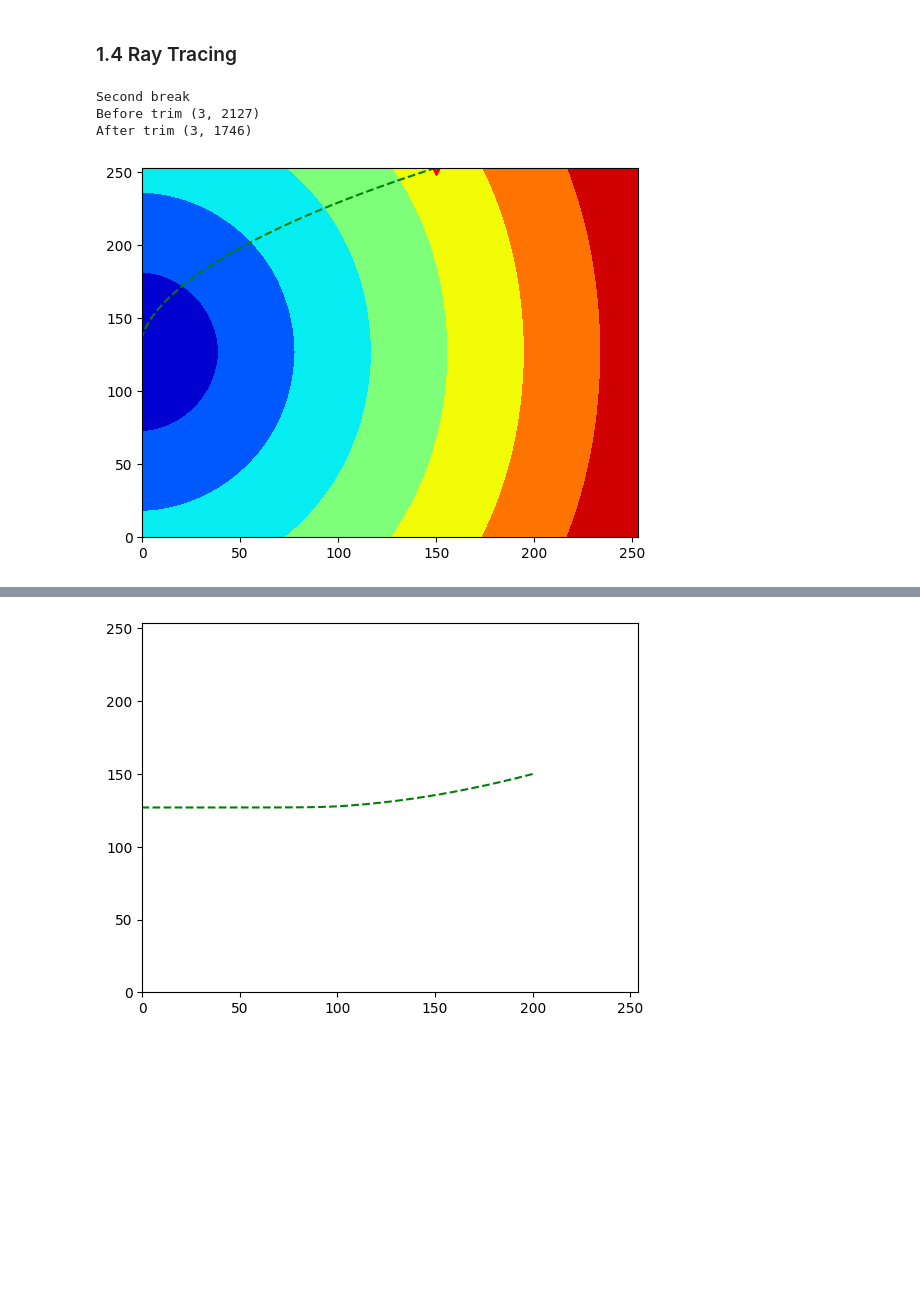
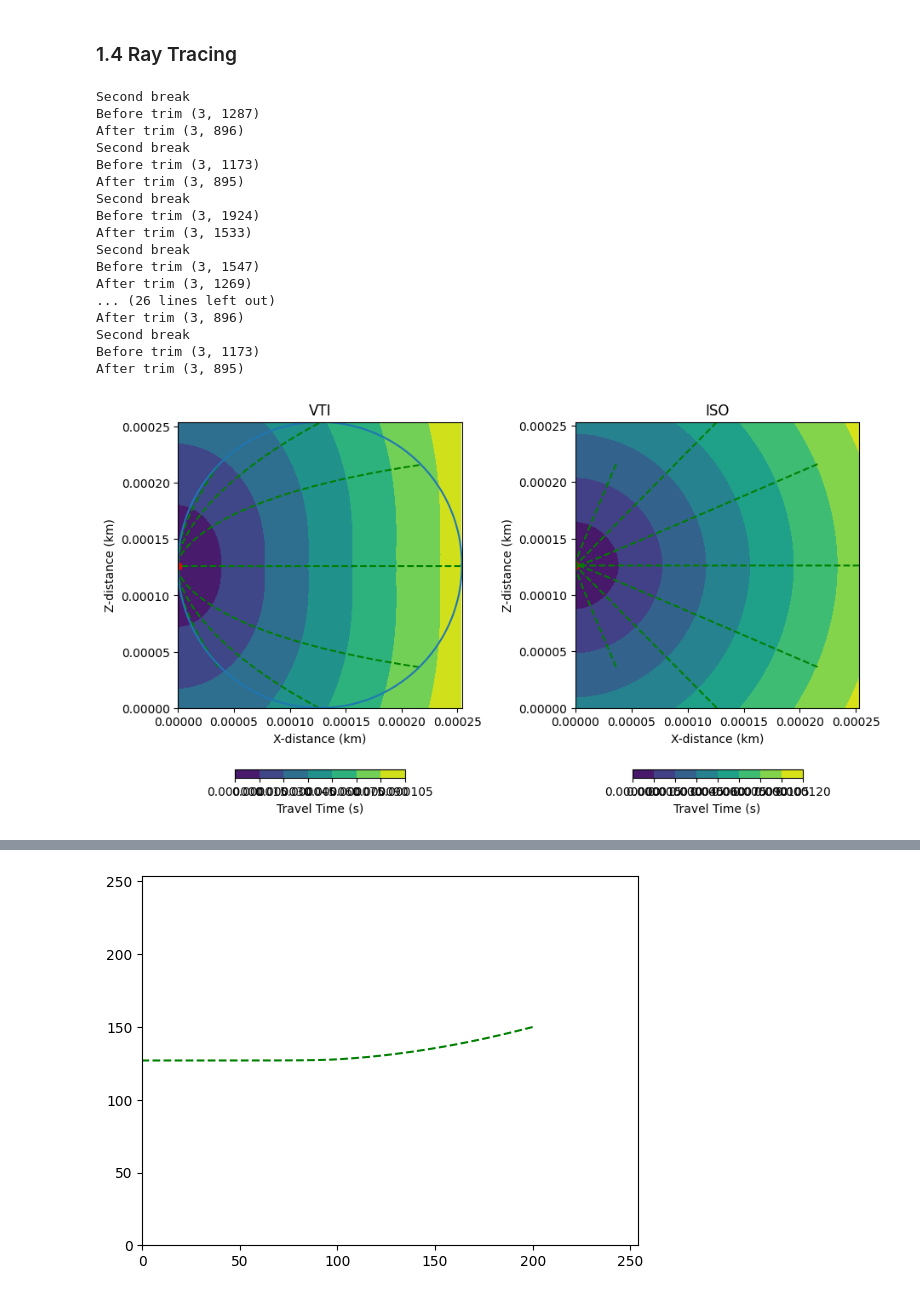
Before and after one commit to GGGiozzaG/Acoustic-Geomechanics, a Jupyter notebook: TestFastMarchingv1.ipynb, the cells around one changed output, grey strips where cells are left out. Saved outputs shown, nothing was run; the diff lists cells and outputs as text; code cells hidden in the pictures; blank space fills up the shorter version.

```diff
--- a/TestFastMarchingv1.ipynb
+++ b/TestFastMarchingv1.ipynb
@@ -35,7 +21,7 @@ Requirement already satisfied: six>=1.5 in /usr/local/lib/python3.10/dist-packag
 ### 1.1 Geometry definition
 # %%
 # Define scale
-scale=1e-0                        # 1 is km, 1e-3 is m, 1e-6 is mm (and so on...)
+scale=1e-6                        # 1 is km, 1e-3 is m, 1e-6 is mm (and so on...)
 
 # 2D models are 3D modela with 1 grid length in a specific direction. Consequently, we need to define parameters for x, y, and z.
 # pyekfmm is for a VTI model whose axis is along the Z-axis direction. For convenience, we analyze the model in the XZ plane.
@@ -54,7 +40,7 @@ nz = 254
 # Step 1. Build a velocity model (this case is a simple homogeneous case, migrating from Thomsen's parameters to vz, vx, and eta parameters)
 vz = 2.6
 epsilon = 0.2
-delta = 0
+delta = 0.2
 print(vz)
 
 vx = vz*(1+2*epsilon)
@@ -107,7 +93,7 @@ plt.subplots_adjust(left=0.0, bottom=0.0, right=1.5, top=1, wspace=0.4, hspace=0
 ### 1.2 Source location
 Source location is defined in local coordinates.
 # %%
-sx=0; sy=0; sz=nz/2
+sx=0*scale; sy=0*scale; sz=(nz/2-1)*scale
 
 fig, axs = plt.subplots(1,3)
 plot0 = axs[0].contourf(x_2d, z_2d, vz_2d)
@@ -156,15 +142,69 @@ plt.subplots_adjust(left=0.0, bottom=0.0, right=1.25, top=1, wspace=0.4, hspace=
 ### 1.4 Ray Tracing
 # %%
 # Receiver location
-rx=150; ry=0; rz=253
+
+fig, axs = plt.subplots(1,2)
+
+# rx=(nx/2+1)*scale; ry=0*scale; rz=253*scale
 t=fmm.eikonalvti(vz_3d.flatten(order='F'),vx_3d.flatten(order='F'),eta_3d.flatten(order='F'),xyz=np.array([sx,sy,sz]),ax=[0,d_size,nx],ay=[0,d_size,ny],az=[0,d_size,nz],order=1);
 time_3d=t.reshape(nx,ny,nz,order='F');#first axis (vertical) is x, second is y, third is z
-path=ray3d(time_3d,source=[sx,sy,sz],receiver=[rx,ry,rz],trim=0.5,ax=[0,d_size,nx],ay=[0,d_size,ny],az=[0,d_size,nz])
-plt.plot(rx,rz,'vb',c='red',markersize=10);
-plot0 = plt.contourf(x_2d, z_2d, time_2d)
-plt.plot(path[0,:],path[2,:],'g--',markersize=20);
+
+plot0 = axs[0].contourf(x_2d, z_2d, time_2d)
+axs[0].set_xlabel('X-distance (km)'); axs[0].set_ylabel('Z-distance (km)'); axs[0].set_title('VTI')
+cbar1 = plt.colorbar(plot0, ax=axs[0], orientation='horizontal',shrink=0.6,label='Travel Time (s)');
+axs[0].scatter(sx,sz, c='red')
+
+t_iso=fmm.eikonal(vz_3d.flatten(order='F'),xyz=np.array([sx,sy,sz]),ax=[0,d_size,nx],ay=[0,d_size,ny],az=[0,d_size,nz],order=1);
+timeiso_3d=t_iso.reshape(nx,ny,nz,order='F');#first axis (vertical) is x, second is y, third is z
+
+plot1 = axs[1].contourf(x_2d, z_2d, timeiso_2d)
+axs[1].set_xlabel('X-distance (km)'); axs[1].set_ylabel('Z-distance (km)'); axs[1].set_title('ISO')
+cbar1 = plt.colorbar(plot1, ax=axs[1], orientation='horizontal',shrink=0.6,label='Travel Time (s)');
+axs[1].scatter(sx,sz, c='red')
+
+angles=[45,90,135,180,225,270,315]
+for angle in angles:
+  angle_rad=angle*np.pi/180
+  rx=((nx/2)*(1-np.cos(angle_rad))-1)*scale
+  rz=((nz/2)*(1+np.sin(angle_rad))-1)*scale
+  path=fmm.ray3d(time_3d,source=[sx,sy,sz],receiver=[rx,ry,rz],trim=0.5,ax=[0,d_size,nx],ay=[0,d_size,ny],az=[0,d_size,nz])
+  axs[0].plot(path[0,:],path[2,:],'g--',markersize=20)
+  pathiso=fmm.ray3d(timeiso_3d,source=[sx,sy,sz],receiver=[rx,ry,rz],trim=0.5,ax=[0,d_size,nx],ay=[0,d_size,ny],az=[0,d_size,nz])
+  axs[1].plot(pathiso[0,:],pathiso[2,:],'g--',markersize=20)
+
+M = 1000
+angle = np.exp(1j * 2 * np.pi / M)
+angles = np.cumprod(np.ones(M + 1) * angle)
+x, z = np.real(angles), np.imag(angles)
+
+# Plot the circle
+r = nx/2*scale
+X, Z = nx/2*scale, nz/2*scale
+axs[0].plot(X + r * x, Z + r * z)
+axs[0].set_xlim(0,nx*d_size); axs[0].set_ylim(0,nz*d_size)
+
+
+
+plt.subplots_adjust(left=0.0, bottom=0.0, right=1.25, top=1, wspace=0.4, hspace=0.1)
+# plt.plot(rx,rz,'vb',c='red',markersize=10);
+# plot0 = plt.contourf(x_2d, z_2d, time_2d)
+# plt.plot(path[0,:],path[2,:],'g--',markersize=20);
 # %% [output]
 Second break
-Before trim (3, 2127)
-After trim (3, 1746)
+Before trim (3, 1287)
+After trim (3, 896)
+Second break
+Before trim (3, 1173)
+After trim (3, 895)
+Second break
+Before trim (3, 1924)
+After trim (3, 1533)
+Second break
+Before trim (3, 1547)
+After trim (3, 1269)
+... (26 lines left out)
+After trim (3, 896)
+Second break
+Before trim (3, 1173)
+After trim (3, 895)
-[figure, old version]
+[figure, new version]
```
Also changed, not shown: parts of 6 cells of this notebook.
